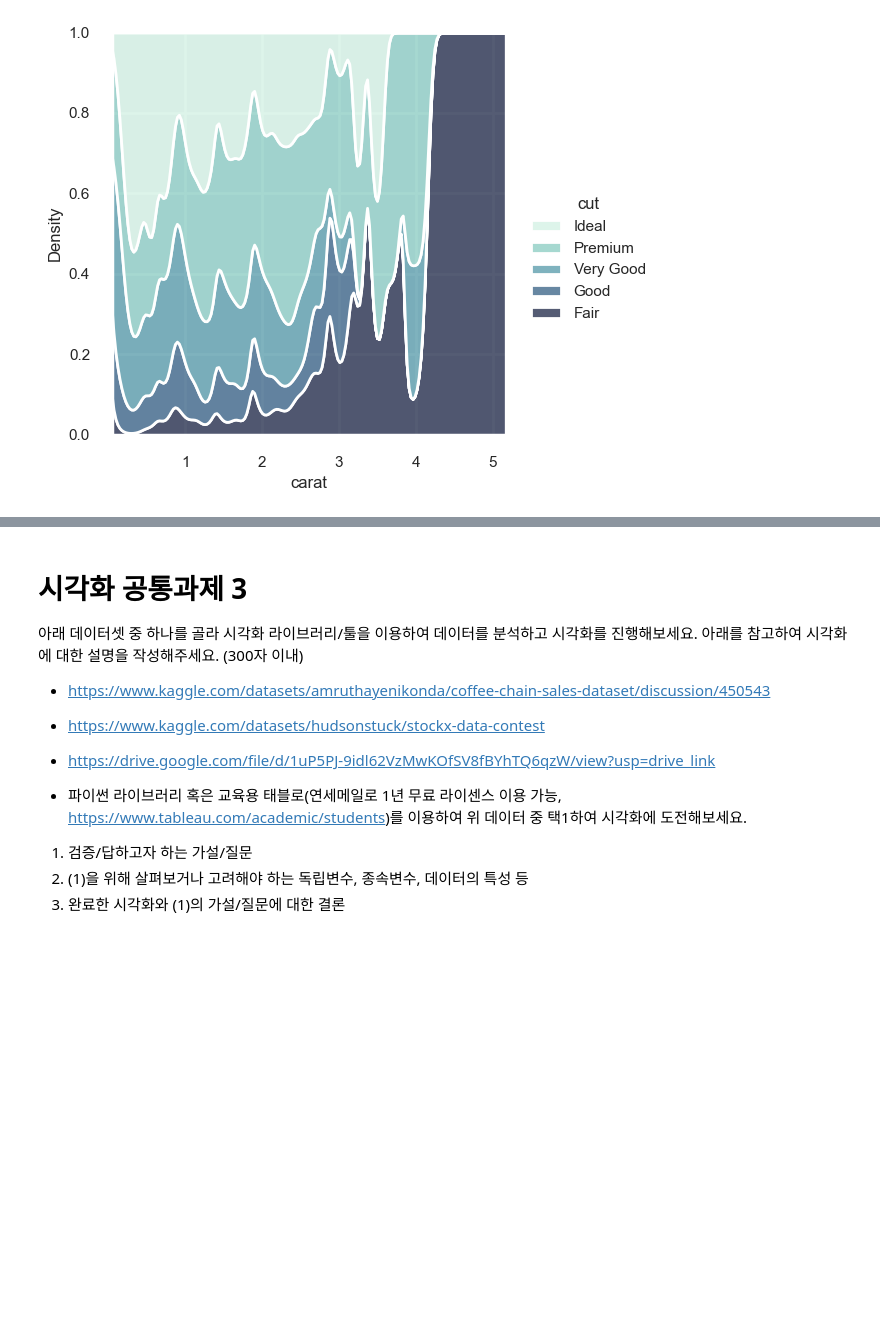
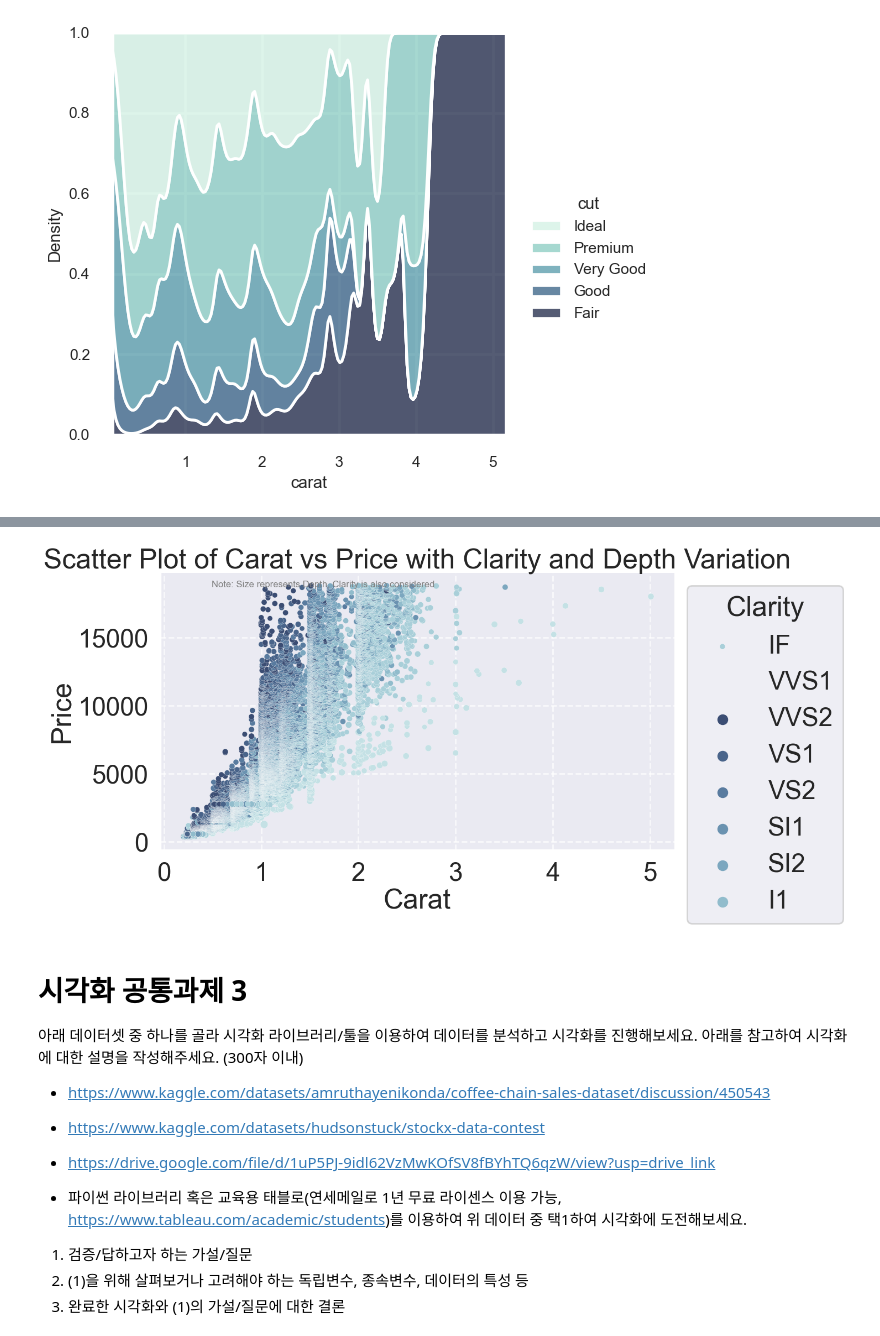
Before and after one commit to RJihyeon/Ybigta_assignment, a Jupyter notebook: 0116 assignment/0116_시각화_실습및과제.ipynb, the cells around one changed output, grey strips where cells are left out. Drawn from its saved outputs; the diff is of its cells as text; code cells hidden in the pictures; blank space fills up the shorter version.

```diff
--- a/0116 assignment/0116_시각화_실습및과제.ipynb
+++ b/0116 assignment/0116_시각화_실습및과제.ipynb
@@ -34,7 +34,7 @@ import seaborn as sns
 try:
     df = sns.load_dataset("diamonds")
 except Exception as e:
-        csv_path = '' #diamonds.csv 파일 경로를 복붙해주세요!
+        csv_path = 'C:\dev\Ybigta_assignment\0116 assignment\diamonds.csv' #diamonds.csv 파일 경로를 복붙해주세요!
         df = pd.read_csv(csv_path)
 
 df
@@ -150,3 +150,48 @@ sns.displot(
+# %%
+import matplotlib.pyplot as plt
+import seaborn as sns
+
+# seaborn 테마 설정
+sns.set_theme(context='poster', style='darkgrid', font_scale=1.5)
+
+# clarity 랭킹 설정
+clarity_ranking = ['IF', 'VVS1', 'VVS2', 'VS1', 'VS2', 'SI1', 'SI2', 'I1']
+
+# 산점도 그리기
+f, ax = plt.subplots(figsize=(12, 6.5))
+sns.scatterplot(
+    x="carat",
+    y="price",
+    hue="clarity",
+    size="depth",
+    palette="ch:r=-.2,d=.3_r",
+    hue_order=clarity_ranking,
+    sizes=(1, 100),  # 점의 크기 범위를 더 명확하게 조절
+    linewidth=0.2,
+    data=df,
+    ax=ax
+)
+
+# 명목형 데이터에 대한 범례 위치 및 제목 조정
+ax.legend(title='Clarity', loc='upper left', bbox_to_anchor=(1, 1), labels=clarity_ranking)
+
+# x, y 축 레이블과 제목 추가
+ax.set_xlabel("Carat")
+ax.set_ylabel("Price")
+ax.set_title("Scatter Plot of Carat vs Price with Clarity and Depth Variation")  # 제목 수정
+
+# 그리드 및 테두리 선 조정
+ax.grid(True, linestyle='--', alpha=0.7)
+ax.spines['top'].set_visible(False)
+ax.spines['right'].set_visible(False)
+
+# Depth에 대한 설명 추가
+ax.text(0.1, 0.95, "Note: Size represents Depth, Clarity is also considered", transform=ax.transAxes, fontsize=12, color='gray')
+
+# 그래프 출력
+plt.show()
+# %% [output]
+[figure, added]
 # %% [markdown]
 # 시각화 공통과제 3
 
```
Also changed, not shown: parts of 2 cells of this notebook, 1 other file.
